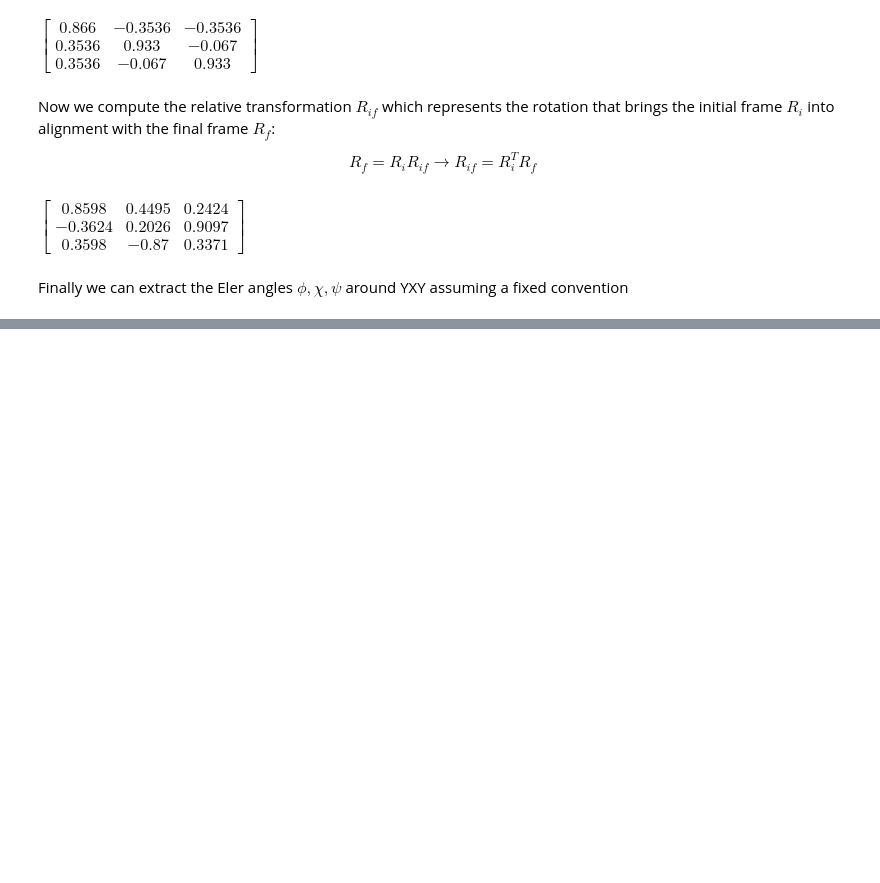
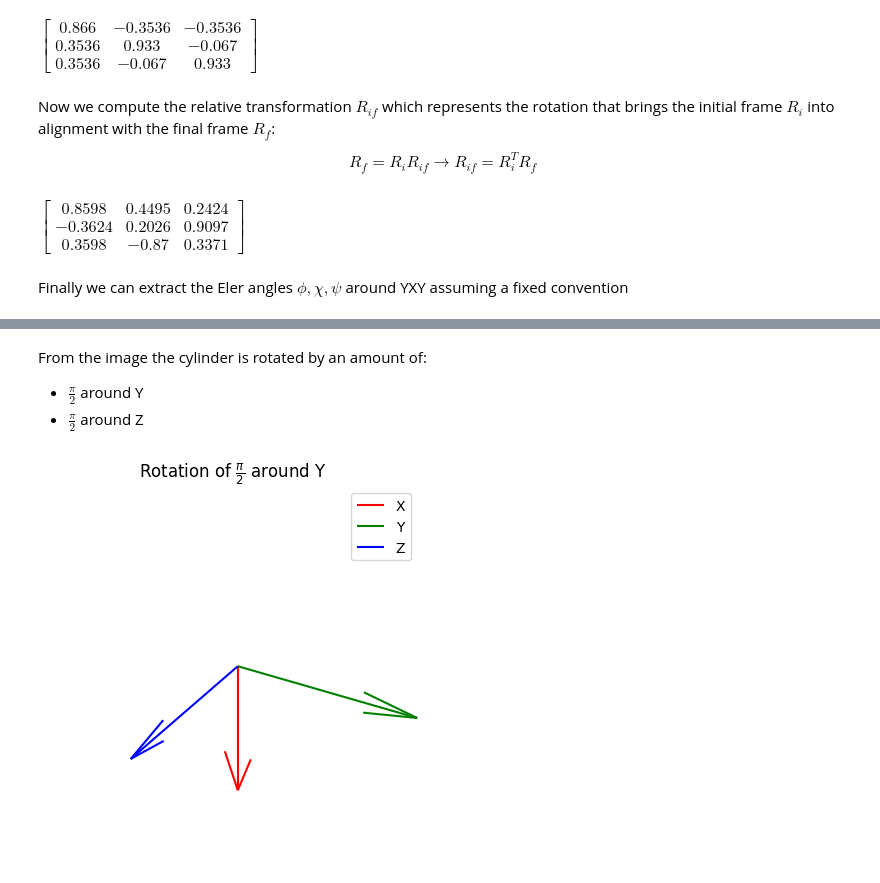
Before and after one commit to Haislich/robotic, a Jupyter notebook: exams/midterm_22-11-2024.ipynb, the cells around one changed output, grey strips where cells are left out. Saved outputs shown, nothing was run; the diff lists cells and outputs as text; code cells hidden in the pictures; blank space fills up the shorter version.

```diff
--- a/exams/midterm_22-11-2024.ipynb
+++ b/exams/midterm_22-11-2024.ipynb
@@ -76,0 +81,2 @@ $\displaystyle \psi = 2.66473333629781$
+# %%
+h, r, d, alpha, theta, phi = sympy.symbols("h r d alpha theta phi")
@@ -76,0 +98,13 @@ $\displaystyle \psi = 2.66473333629781$
+# %% [markdown]
+From the image the cylinder is rotated by an amount of:
+
+- $\frac{\pi}{2}$ around Y
+- $\frac{\pi}{2}$ around Z
+# %%
+initial_rotation = draw_frame(
+    rotation=Rotation.from_axis_angle(Y, sympy.pi / 2),
+    basis=basis,
+    label=r"Rotation of $\frac{\pi}{2}$ around Y",
+)
+# %% [output]
+[figure, added]
```
Also changed, not shown: parts of 40 cells of this notebook, 4 other files.
